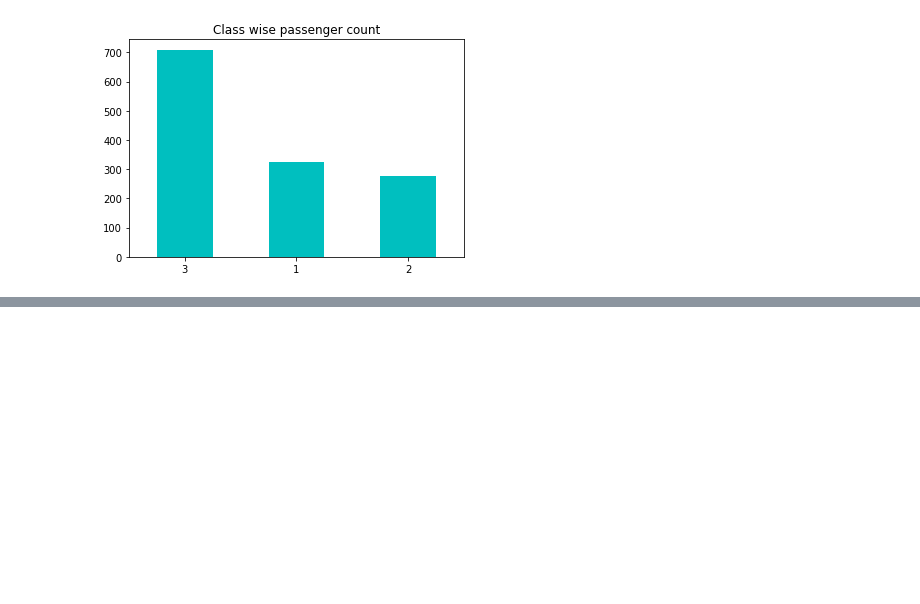
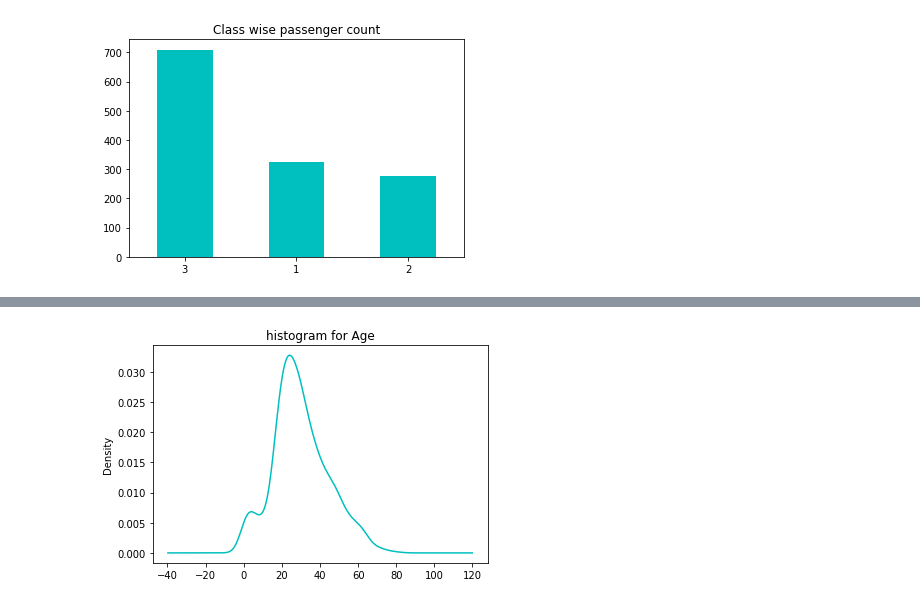
Before and after one commit to Nashema007/titanic, a Jupyter notebook: notebooks/2.0-ak-exploring-processing-data.ipynb, the cells around one changed output, grey strips where cells are left out. Cells and saved outputs as stored; diff of their text form; code cells hidden in the pictures; blank space fills up the shorter version.

```diff
--- a/notebooks/2.0-ak-exploring-processing-data.ipynb
+++ b/notebooks/2.0-ak-exploring-processing-data.ipynb
@@ -328,0 +341,5 @@ df.Pclass.value_counts().plot(kind='bar', rot=0, title='Class wise passenger cou
+# %%
+# use kde for the density
+df.Age.plot(kind='kde', title='histogram for Age', color='c');
+# %% [output]
+[figure, added]
```
Also changed, not shown: parts of 24 cells of this notebook.
